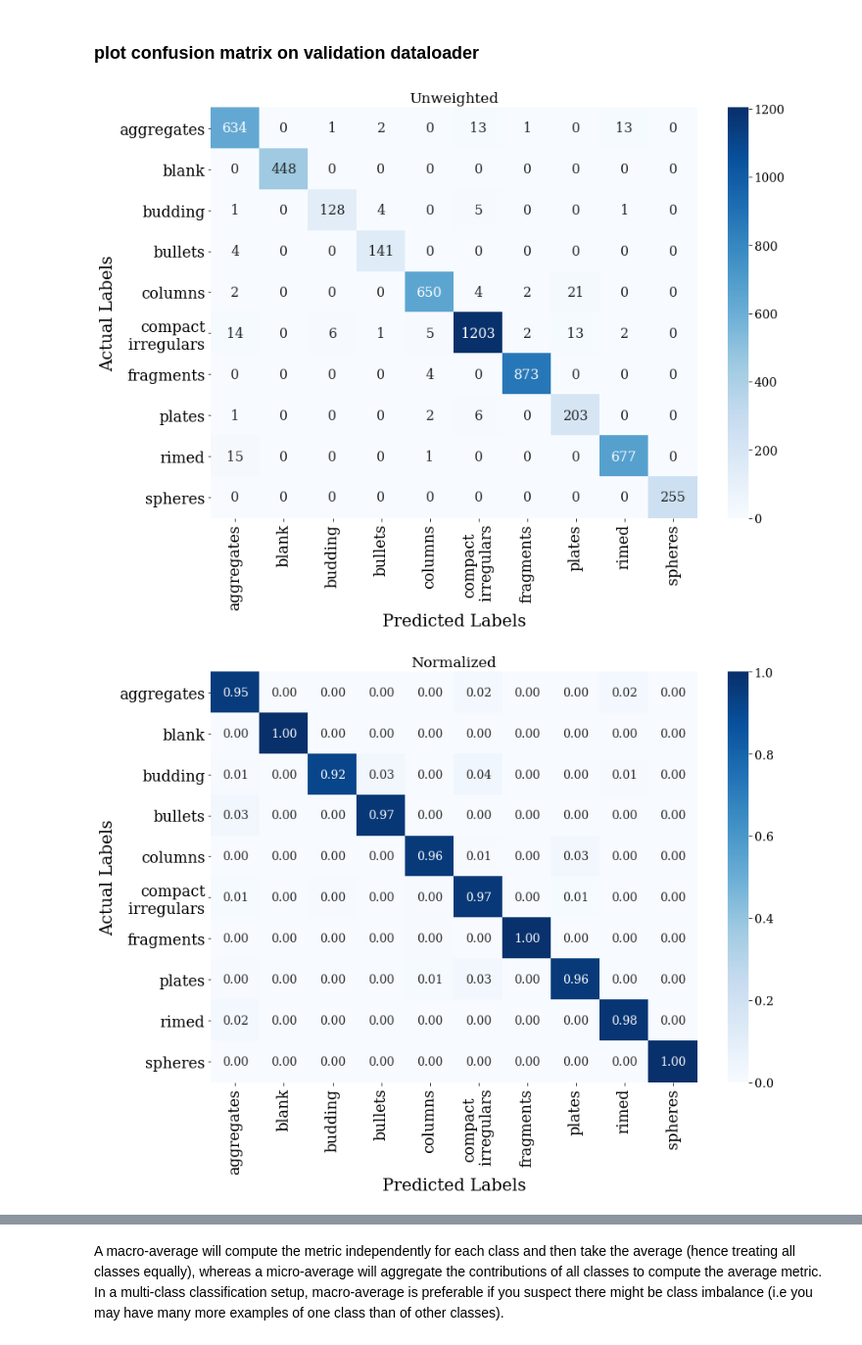
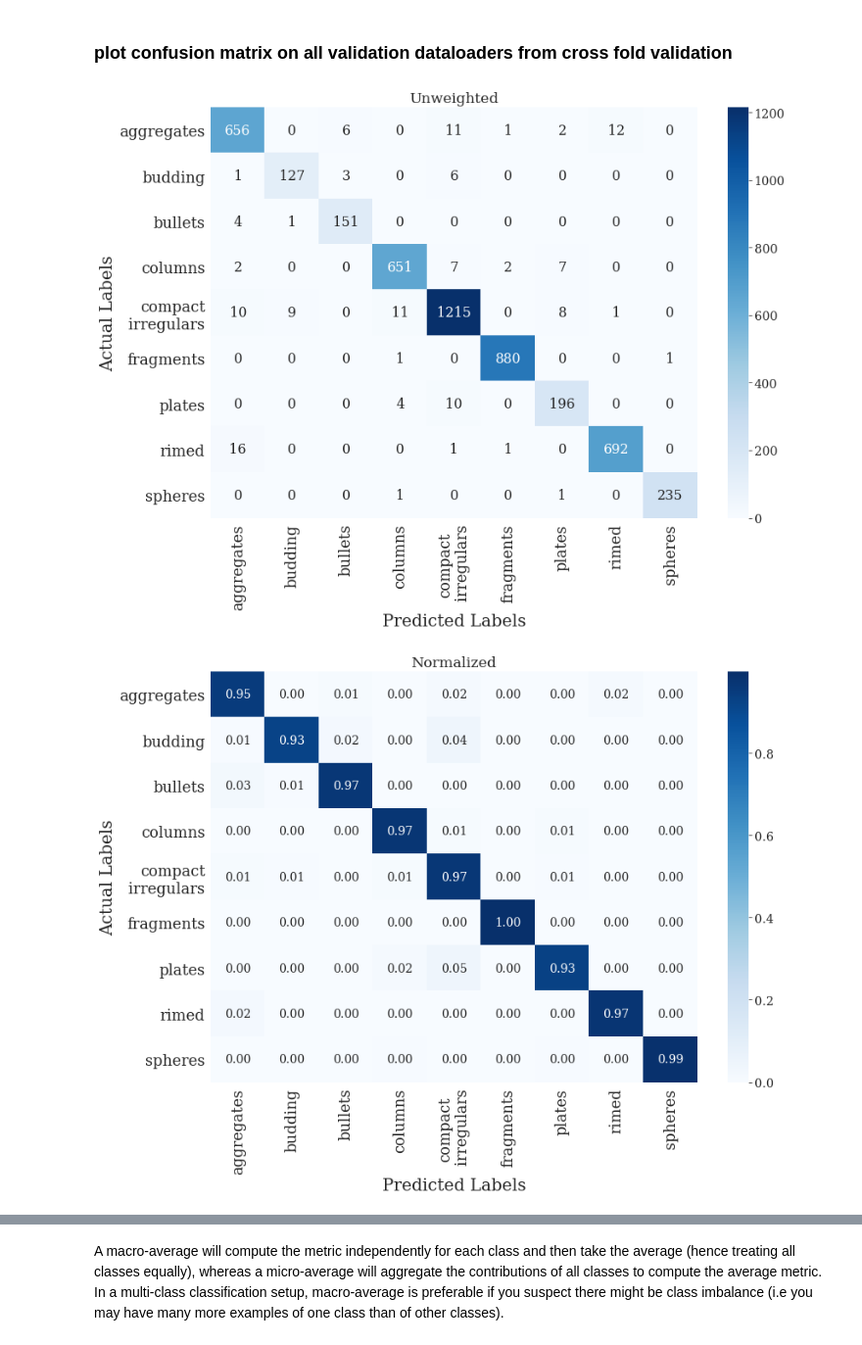
Before and after one commit to vprzybylo/cocpit, a Jupyter notebook: notebooks/make_plots.ipynb, the cells around one changed output, grey strips where cells are left out. Shown at 98% size. Cells and saved outputs as stored; diff of their text form; code cells hidden in the pictures.

```diff
--- a/notebooks/make_plots.ipynb
+++ b/notebooks/make_plots.ipynb
@@ -24,4 +21,4 @@ plt_params = {'axes.labelsize': 'xx-large',
 plt.rcParams["font.family"] = "serif"
 plt.rcParams.update(plt_params)
 # %% [markdown]
-### plot confusion matrix on validation dataloader
+### plot confusion matrix on all validation dataloaders from cross fold validation
@@ -43,12 +25,44 @@ all_preds, all_labels = cocpit.data_loaders.get_val_loader_predictions(model, va
+# %%
+'''
+iterate through each fold and append predictions and actual labels
+changing saved model and validation data each time
+'''
+class_names = ['aggregates','budding',
+              'bullets','columns','compact\n irregulars',
+              'fragments','plates','rimed',
+              'spheres']
+
+all_preds = []
+all_labels = []
+for fold in kfold:
+    val_data = torch.load('/data/data/saved_val_loaders/no_mask/val_loader20_bs64_k'+
+                          fold+'_1models_vgg16_no_blank.pt')
+    saved_model_name = '/data/data/saved_models/no_mask/e20_bs64_k'+fold+'_1models_vgg16_no_blank'
+
+    model = torch.load(saved_model_name).cuda()
+    device = torch.device("cuda" if torch.cuda.is_available() else "cpu")
+    result = saved_model_name.find('bs')
+    batch_size = saved_model_name[result+2:result+4]
+
+    #get predictions from val loader
+    preds, labels = cocpit.data_loaders.get_val_loader_predictions(model, val_data, device, batch_size)
+    all_preds.append(preds)
+    all_labels.append(labels)
 # %%
 #plot/save conf matrix
+save_name = '/data/data/plots/conf_matrix_allfolds.pdf'
 cocpit.classification_metrics.plot_confusion_matrix(all_preds, all_labels,
-                                                    class_names, norm=False, save_fig=False)
+                                                    class_names, norm=False,
+                                                    save_name=save_name,
+                                                    save_fig=True)
 # %% [output]
-[figure, old version]
+[figure, new version]
 # %%
 #plot/save normalized conf matrix
+save_name = '/data/data/plots/norm_conf_matrix_allfolds.pdf'
 cocpit.classification_metrics.plot_confusion_matrix(all_preds, all_labels,
-                                                    class_names, norm=True, save_fig=False)
+                                                    class_names, norm=True,
+                                                    save_name=save_name,
+                                                    save_fig=True)
 # %% [output]
-[figure, old version]
+[figure, new version]
```
Also changed, not shown: parts of 18 cells of this notebook, 16 other files.
